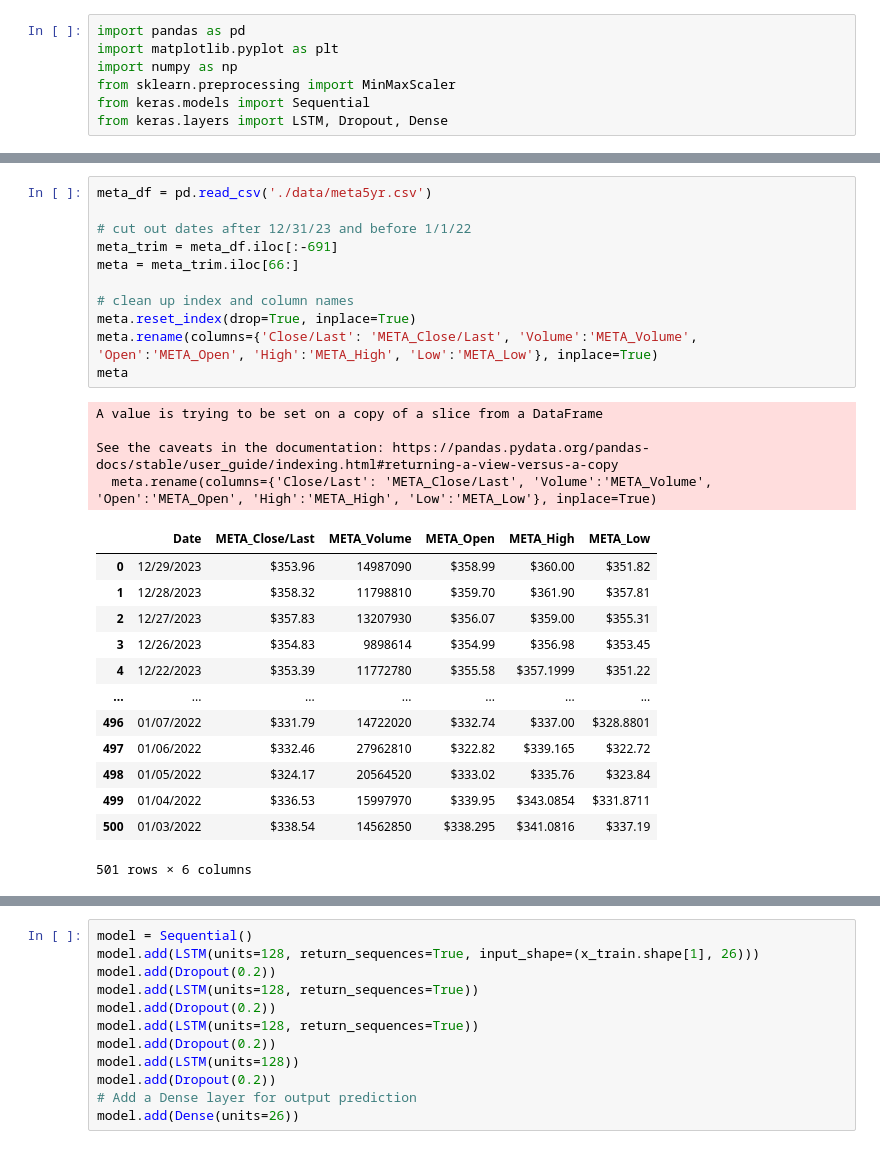
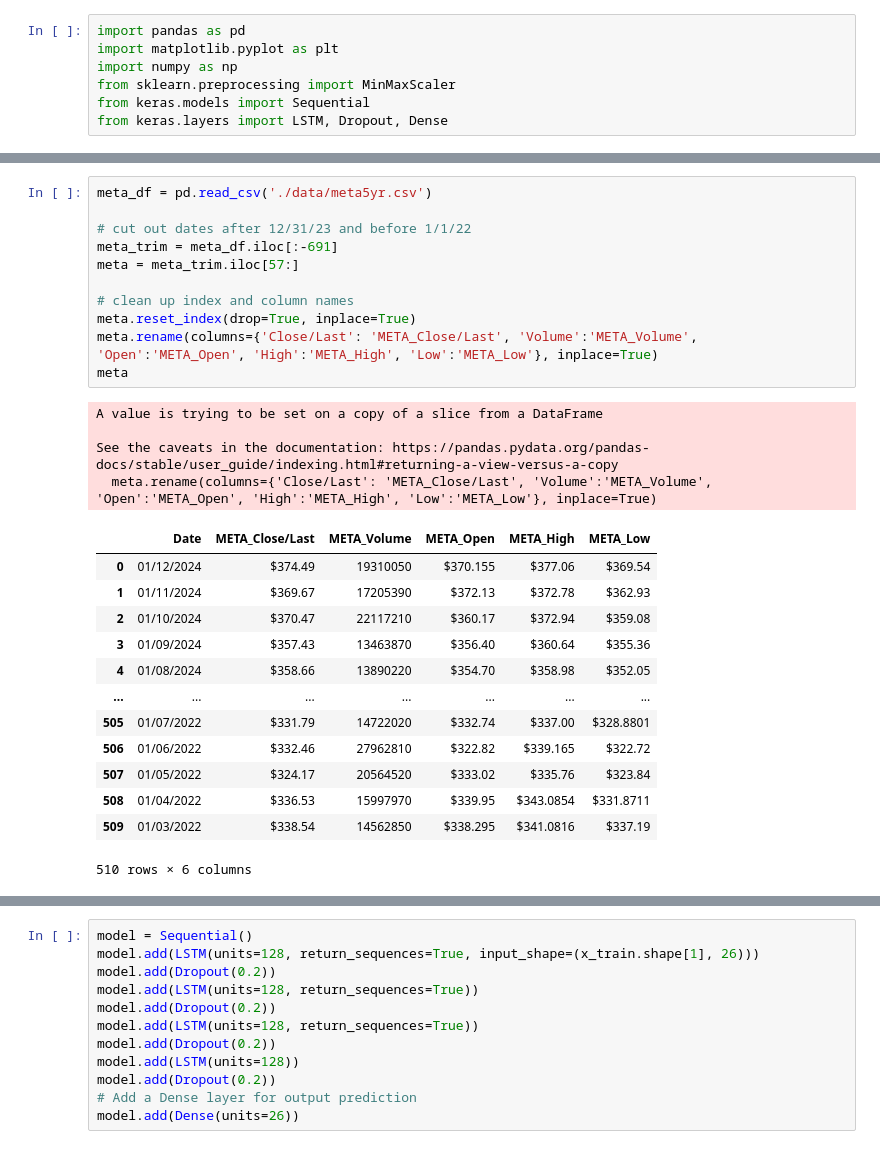
Before and after one commit to Alex-Shane/Stock-Predictor, a Jupyter notebook: Apple Stock Prediction.ipynb, the cells around one changed output, grey strips where cells are left out. Saved outputs shown, nothing was run; the diff lists cells and outputs as text.

```diff
--- a/Apple Stock Prediction.ipynb
+++ b/Apple Stock Prediction.ipynb
@@ -66,32 +81,32 @@ See the caveats in the documentation: https://pandas.pydata.org/pandas-docs/stab
 # %%
 meta_df = pd.read_csv('./data/meta5yr.csv')
 
 # cut out dates after 12/31/23 and before 1/1/22
 meta_trim = meta_df.iloc[:-691]
-meta = meta_trim.iloc[66:]
+meta = meta_trim.iloc[57:]
 
 # clean up index and column names
 meta.reset_index(drop=True, inplace=True)
 meta.rename(columns={'Close/Last': 'META_Close/Last', 'Volume':'META_Volume', 'Open':'META_Open', 'High':'META_High', 'Low':'META_Low'}, inplace=True)
 meta
 # %% [output]
 A value is trying to be set on a copy of a slice from a DataFrame
 
 See the caveats in the documentation: https://pandas.pydata.org/pandas-docs/stable/user_guide/indexing.html#returning-a-view-versus-a-copy
   meta.rename(columns={'Close/Last': 'META_Close/Last', 'Volume':'META_Volume', 'Open':'META_Open', 'High':'META_High', 'Low':'META_Low'}, inplace=True)
 |  | Date | META_Close/Last | META_Volume | META_Open | META_High | META_Low |
-| 0 | 12/29/2023 | $353.96 | 14987090 | $358.99 | $360.00 | $351.82 |
-| 1 | 12/28/2023 | $358.32 | 11798810 | $359.70 | $361.90 | $357.81 |
-| 2 | 12/27/2023 | $357.83 | 13207930 | $356.07 | $359.00 | $355.31 |
-| 3 | 12/26/2023 | $354.83 | 9898614 | $354.99 | $356.98 | $353.45 |
-| 4 | 12/22/2023 | $353.39 | 11772780 | $355.58 | $357.1999 | $351.22 |
+| 0 | 01/12/2024 | $374.49 | 19310050 | $370.155 | $377.06 | $369.54 |
+| 1 | 01/11/2024 | $369.67 | 17205390 | $372.13 | $372.78 | $362.93 |
+| 2 | 01/10/2024 | $370.47 | 22117210 | $360.17 | $372.94 | $359.08 |
+| 3 | 01/09/2024 | $357.43 | 13463870 | $356.40 | $360.64 | $355.36 |
+| 4 | 01/08/2024 | $358.66 | 13890220 | $354.70 | $358.98 | $352.05 |
 | ... | ... | ... | ... | ... | ... | ... |
-| 496 | 01/07/2022 | $331.79 | 14722020 | $332.74 | $337.00 | $328.8801 |
-| 497 | 01/06/2022 | $332.46 | 27962810 | $322.82 | $339.165 | $322.72 |
-| 498 | 01/05/2022 | $324.17 | 20564520 | $333.02 | $335.76 | $323.84 |
-| 499 | 01/04/2022 | $336.53 | 15997970 | $339.95 | $343.0854 | $331.8711 |
-| 500 | 01/03/2022 | $338.54 | 14562850 | $338.295 | $341.0816 | $337.19 |
+| 505 | 01/07/2022 | $331.79 | 14722020 | $332.74 | $337.00 | $328.8801 |
+| 506 | 01/06/2022 | $332.46 | 27962810 | $322.82 | $339.165 | $322.72 |
+| 507 | 01/05/2022 | $324.17 | 20564520 | $333.02 | $335.76 | $323.84 |
+| 508 | 01/04/2022 | $336.53 | 15997970 | $339.95 | $343.0854 | $331.8711 |
+| 509 | 01/03/2022 | $338.54 | 14562850 | $338.295 | $341.0816 | $337.19 |
-501 rows × 6 columns
+510 rows × 6 columns
 # %%
 ebay_df = pd.read_csv('./data/ebay5yr.csv')
 
```
Also changed, not shown: parts of 12 cells of this notebook, 1 other file.
